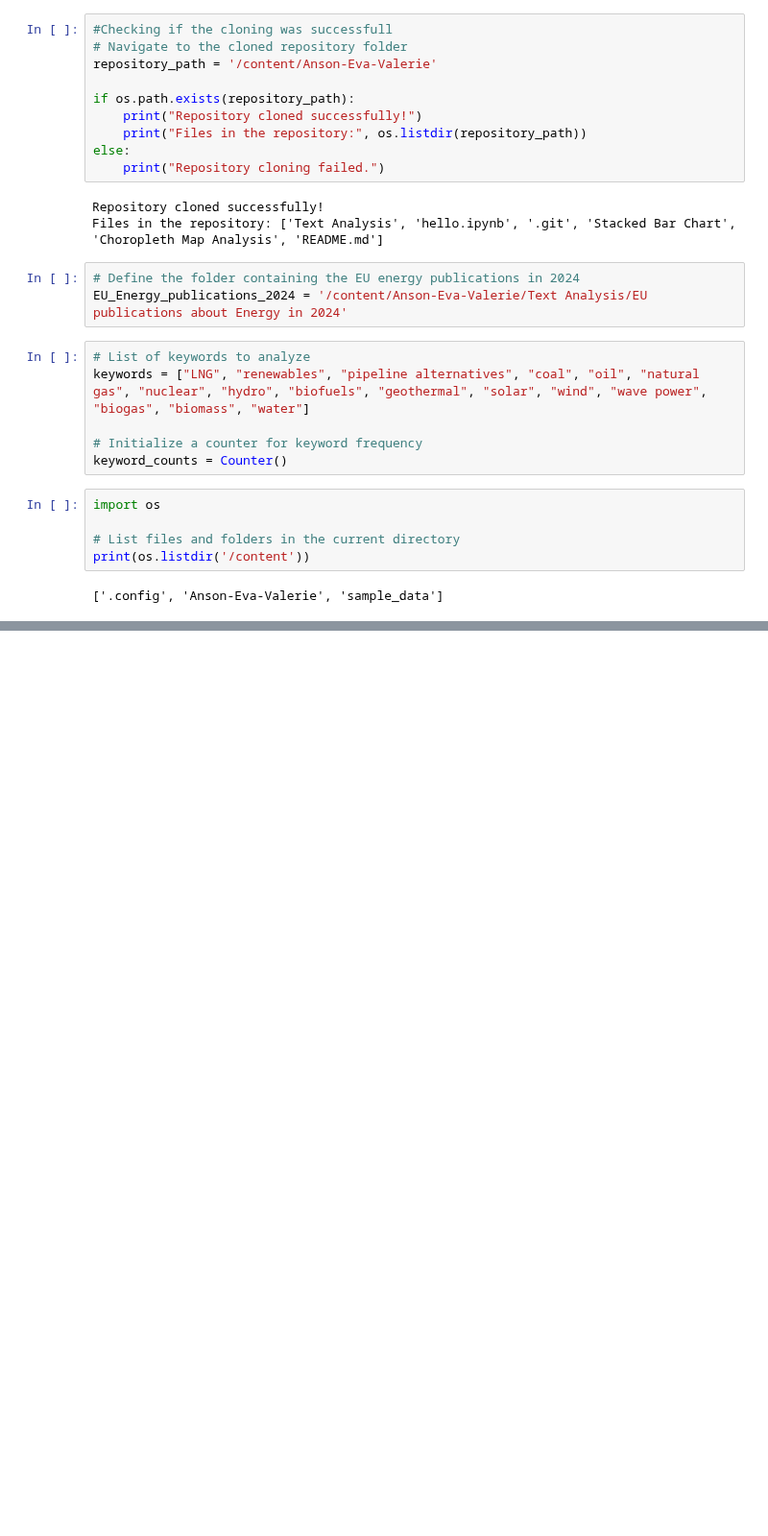
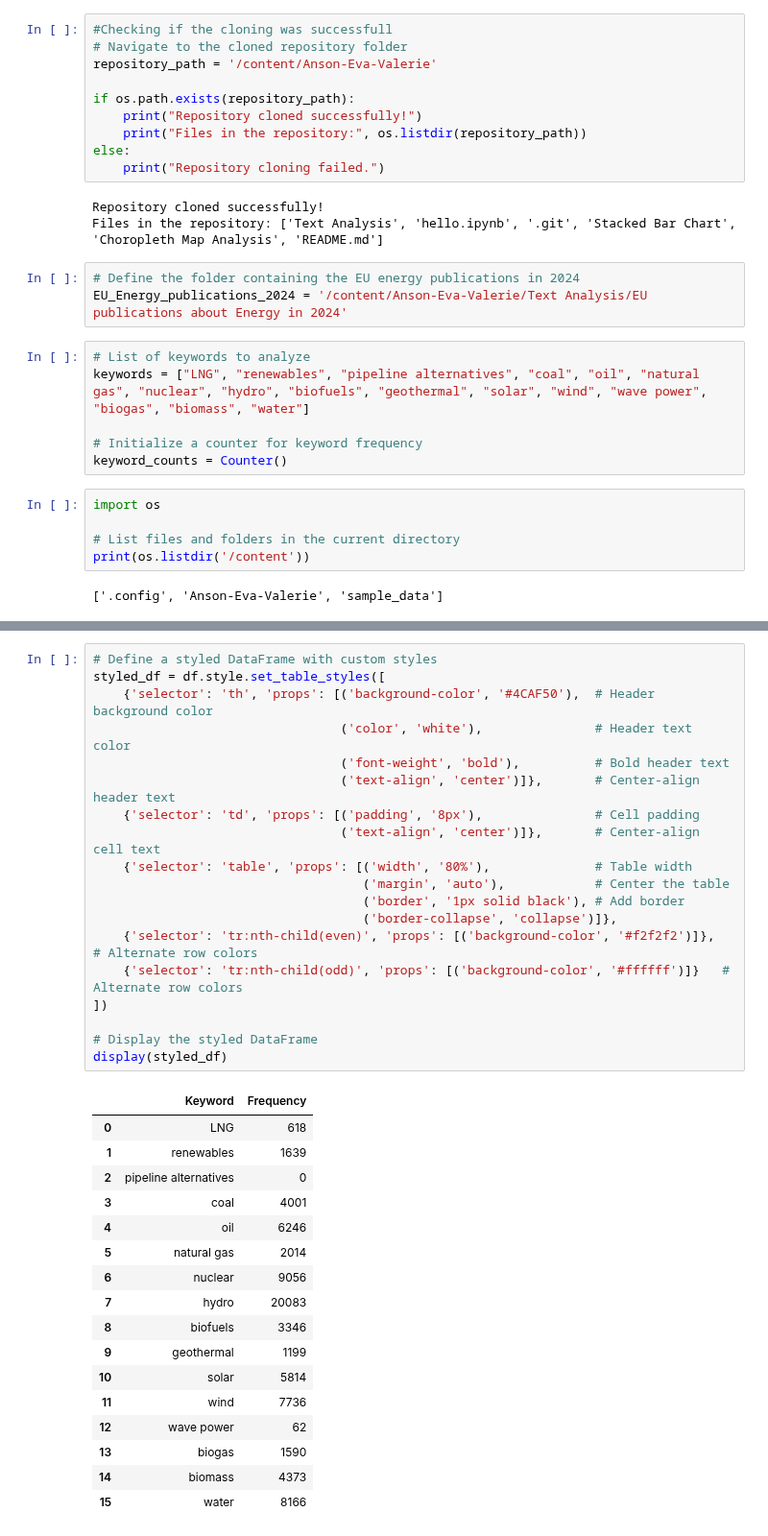
Before and after one commit to Anson422/Anson-Eva-Valerie, a Jupyter notebook: Text Analysis/Code_Text_Analysis.ipynb, the cells around one changed output, grey strips where cells are left out. Shown at 96% size. Drawn from its saved outputs; the diff is of its cells as text; blank space fills up the shorter version.

```diff
--- a/Text Analysis/Code_Text_Analysis.ipynb
+++ b/Text Analysis/Code_Text_Analysis.ipynb
@@ -134,0 +135,37 @@ Processing: the%20pass-through%20to%20inflation%20of%20gas%20price%20shocks-QBAR
+# %%
+# Define a styled DataFrame with custom styles
+styled_df = df.style.set_table_styles([
+    {'selector': 'th', 'props': [('background-color', '#4CAF50'),  # Header background color
+                                 ('color', 'white'),               # Header text color
+                                 ('font-weight', 'bold'),          # Bold header text
+                                 ('text-align', 'center')]},       # Center-align header text
+    {'selector': 'td', 'props': [('padding', '8px'),               # Cell padding
+                                 ('text-align', 'center')]},       # Center-align cell text
+    {'selector': 'table', 'props': [('width', '80%'),              # Table width
+                                    ('margin', 'auto'),            # Center the table
+                                    ('border', '1px solid black'), # Add border
+                                    ('border-collapse', 'collapse')]},
+    {'selector': 'tr:nth-child(even)', 'props': [('background-color', '#f2f2f2')]},  # Alternate row colors
+    {'selector': 'tr:nth-child(odd)', 'props': [('background-color', '#ffffff')]}   # Alternate row colors
+])
+
+# Display the styled DataFrame
+display(styled_df)
+# %% [output]
+|  | Keyword | Frequency |
+| 0 | LNG | 618 |
+| 1 | renewables | 1639 |
+| 2 | pipeline alternatives | 0 |
+| 3 | coal | 4001 |
+| 4 | oil | 6246 |
+| 5 | natural gas | 2014 |
+| 6 | nuclear | 9056 |
+| 7 | hydro | 20083 |
+| 8 | biofuels | 3346 |
+| 9 | geothermal | 1199 |
+| 10 | solar | 5814 |
+| 11 | wind | 7736 |
+| 12 | wave power | 62 |
+| 13 | biogas | 1590 |
+| 14 | biomass | 4373 |
+| 15 | water | 8166 |
```
Also changed, not shown: parts of 2 cells of this notebook.
